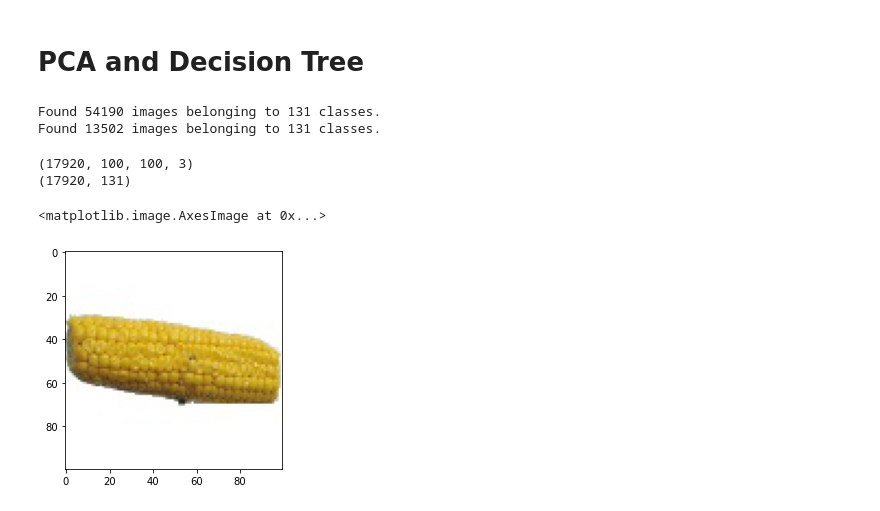
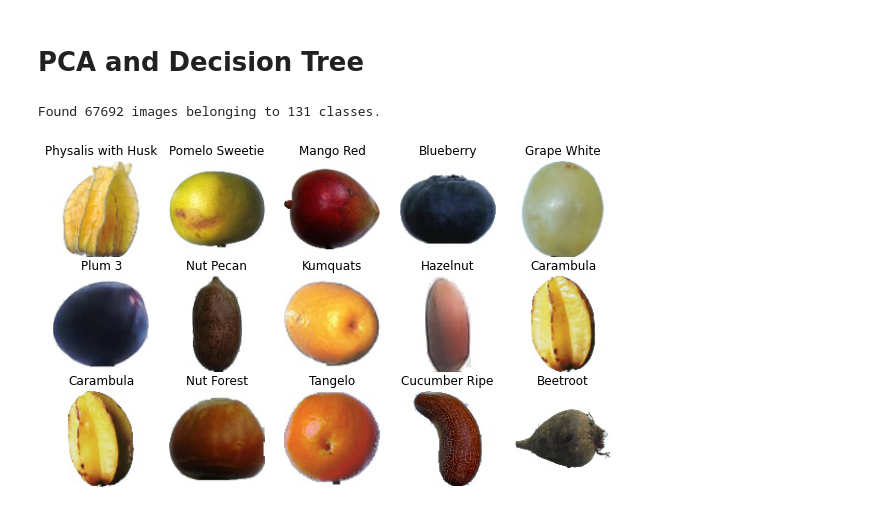
Before and after one commit to teob97/fruits_classifier, a Jupyter notebook: main.ipynb, the cells around one changed output. Drawn from its saved outputs; the diff is of its cells as text; code cells hidden in the pictures.

```diff
--- a/main.ipynb
+++ b/main.ipynb
@@ -16,3 +19,8 @@ ModuleNotFoundError: No module named 'tf.keras'; 'tf' is not a package
 # %%
 fig_shape = None #Valore che ricaviamo inseguito
 batch_size = 512
+# %%
+labels = os.listdir('fruits-360/Training')
+labels.sort()
+print('Il dataset contiene %i classi di frutta: ' %(len(labels)))
+print(labels)
@@ -179,45 +190,31 @@ print('**********************************************')
 # %% [markdown]
 # PCA and Decision Tree
 # %%
+number_of_images = 10000
+
 train_datagen = ImageDataGenerator(
     rescale=1. / 255,
-    validation_split = 0.2,
 )
 
 train = train_datagen.flow_from_directory(
     'fruits-360/Training',
     target_size=(100, 100),
     color_mode='rgb',
-    batch_size=batch_size,
+    batch_size=number_of_images,
     class_mode='categorical',
-    shuffle = False,
-    subset = 'training',
+    shuffle = True,
     seed = 42,
 )
-
-validation = train_datagen.flow_from_directory(
-    'fruits-360/Training',
-    target_size=(100, 100),
-    color_mode='rgb',
-    batch_size=batch_size,
-    class_mode='categorical',
-    shuffle = False,
-    subset = 'validation',
-    seed = 42,
-)
 # %% [output]
-Found 54190 images belonging to 131 classes.
-Found 13502 images belonging to 131 classes.
+Found 67692 images belonging to 131 classes.
-# %%
-x=np.concatenate([train.next()[0] for i in range(35)])
-y=np.concatenate([train.next()[1] for i in range(35)])
-print(x.shape)
-print(y.shape)
-# %% [output]
-(17920, 100, 100, 3)
-(17920, 131)
-# %%
-plt.imshow(x[1])
-# %% [output]
-<matplotlib.image.AxesImage at 0x...>
-[figure, removed]
+# %%
+x , y = next(train)
+# %%
+_ , axs = plt.subplots(3,5, figsize = (10,6))
+for i, ax in enumerate(axs.ravel()):
+    index = np.random.randint(0, x.shape[0])
+    ax.imshow(x[index])
+    ax.set_title(labels[np.argmax(y[index])])
+    ax.axis('off')
+# %% [output]
+[figure, added]
```
Also changed, not shown: parts of 7 cells of this notebook, 1 other file.
